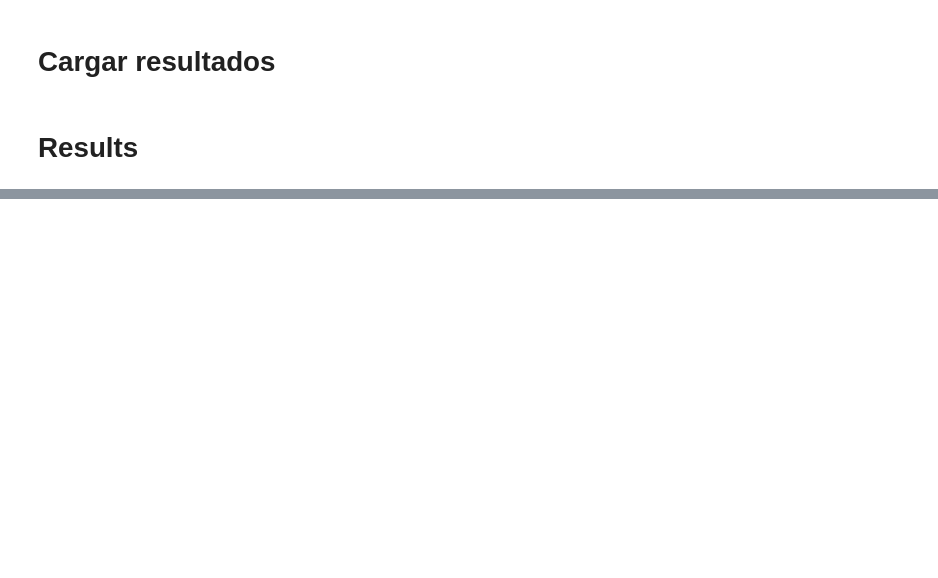
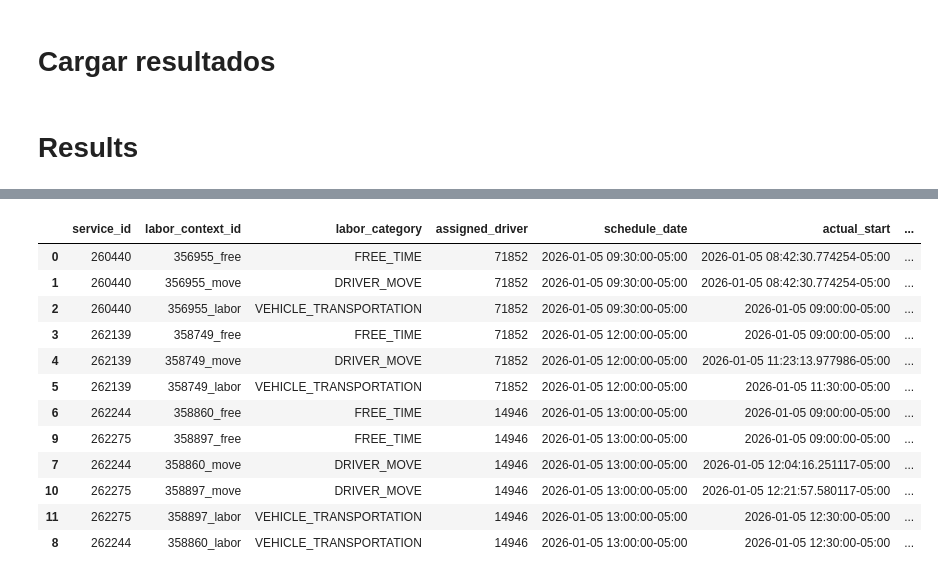
Before and after one commit to juanbeta98/Alfred, a Jupyter notebook: code/online_inst_results.ipynb, the cells around one changed output, grey strips where cells are left out. Cells and saved outputs as stored; diff of their text form; code cells hidden in the pictures; blank space fills up the shorter version.

```diff
--- a/code/online_inst_results.ipynb
+++ b/code/online_inst_results.ipynb
@@ -355,0 +386,19 @@ moves_hist_df
+# %%
+flexible_filter(
+    moves_algo_REACT_df.drop(columns=['labor_id', 'labor_name']),
+    city=city,
+    schedule_date=fecha).sort_values(['schedule_date','actual_start', 'actual_end'])
+# %% [output]
+|  | service_id | labor_context_id | labor_category | assigned_driver | schedule_date | actual_start | ... |
+| 0 | 260440 | 356955_free | FREE_TIME | 71852 | 2026-01-05 09:30:00-05:00 | 2026-01-05 08:42:30.774254-05:00 | ... |
+| 1 | 260440 | 356955_move | DRIVER_MOVE | 71852 | 2026-01-05 09:30:00-05:00 | 2026-01-05 08:42:30.774254-05:00 | ... |
+| 2 | 260440 | 356955_labor | VEHICLE_TRANSPORTATION | 71852 | 2026-01-05 09:30:00-05:00 | 2026-01-05 09:00:00-05:00 | ... |
+| 3 | 262139 | 358749_free | FREE_TIME | 71852 | 2026-01-05 12:00:00-05:00 | 2026-01-05 09:00:00-05:00 | ... |
+| 4 | 262139 | 358749_move | DRIVER_MOVE | 71852 | 2026-01-05 12:00:00-05:00 | 2026-01-05 11:23:13.977986-05:00 | ... |
+| 5 | 262139 | 358749_labor | VEHICLE_TRANSPORTATION | 71852 | 2026-01-05 12:00:00-05:00 | 2026-01-05 11:30:00-05:00 | ... |
+| 6 | 262244 | 358860_free | FREE_TIME | 14946 | 2026-01-05 13:00:00-05:00 | 2026-01-05 09:00:00-05:00 | ... |
+| 9 | 262275 | 358897_free | FREE_TIME | 14946 | 2026-01-05 13:00:00-05:00 | 2026-01-05 09:00:00-05:00 | ... |
+| 7 | 262244 | 358860_move | DRIVER_MOVE | 14946 | 2026-01-05 13:00:00-05:00 | 2026-01-05 12:04:16.251117-05:00 | ... |
+| 10 | 262275 | 358897_move | DRIVER_MOVE | 14946 | 2026-01-05 13:00:00-05:00 | 2026-01-05 12:21:57.580117-05:00 | ... |
+| 11 | 262275 | 358897_labor | VEHICLE_TRANSPORTATION | 14946 | 2026-01-05 13:00:00-05:00 | 2026-01-05 12:30:00-05:00 | ... |
+| 8 | 262244 | 358860_labor | VEHICLE_TRANSPORTATION | 14946 | 2026-01-05 13:00:00-05:00 | 2026-01-05 12:30:00-05:00 | ... |
```
Also changed, not shown: parts of 27 cells of this notebook, 44 other files.
